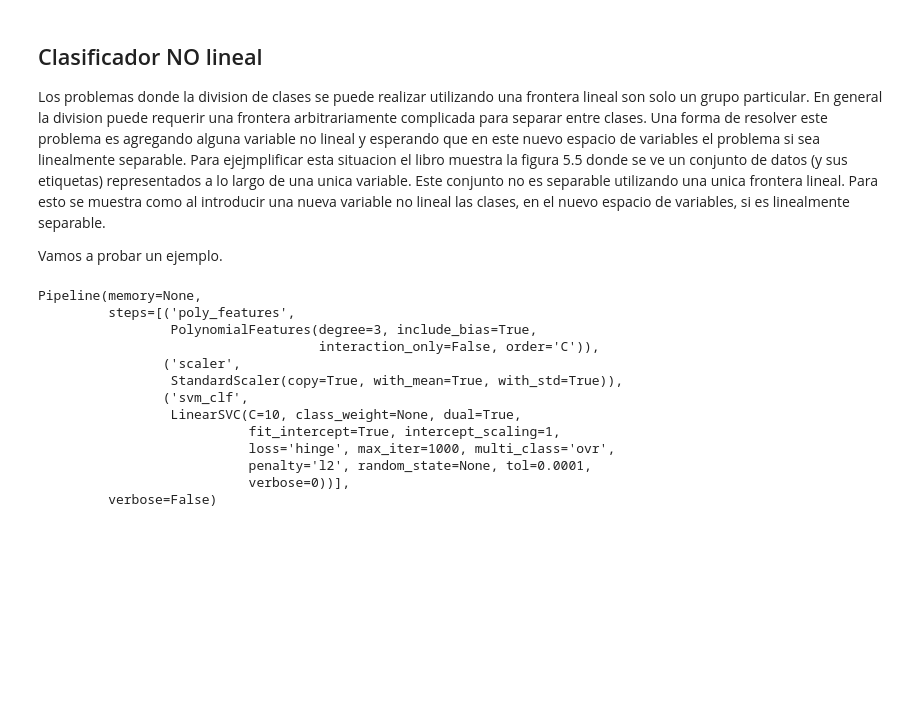
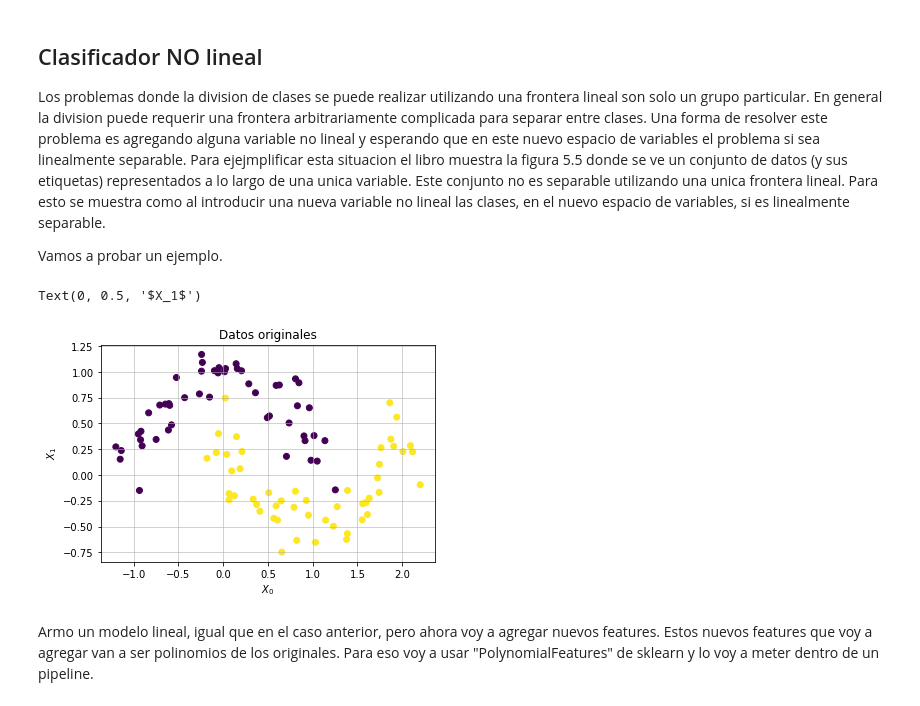
Before and after one commit to nechebarrena/HOML, a Jupyter notebook: HOML_cap_5.ipynb, the cells around one changed output. Saved outputs shown, nothing was run; the diff lists cells and outputs as text; code cells hidden in the pictures; blank space fills up the shorter version.

```diff
--- a/HOML_cap_5.ipynb
+++ b/HOML_cap_5.ipynb
@@ -140,27 +144,21 @@ Los problemas donde la division de clases se puede realizar utilizando una front
 Para ejejmplificar esta situacion el libro muestra la figura 5.5 donde se ve un conjunto de datos (y sus etiquetas) representados a lo largo de una unica variable. Este conjunto no es separable utilizando una unica frontera lineal. Para esto se muestra como al introducir una nueva variable no lineal las clases, en el nuevo espacio de variables, si es linealmente separable.
 
 Vamos a probar un ejemplo.
-# %%
-from sklearn.datasets import make_moons
-from sklearn.preprocessing import PolynomialFeatures
-X, y = make_moons(n_samples=100, noise=0.15)
-polynomial_svm_clf = Pipeline([
-("poly_features", PolynomialFeatures(degree=3)),
-("scaler", StandardScaler()),
-("svm_clf", LinearSVC(C=10, loss="hinge"))
-])
-polynomial_svm_clf.fit(X, y)
-# %% [output]
-Pipeline(memory=None,
-         steps=[('poly_features',
-                 PolynomialFeatures(degree=3, include_bias=True,
-                                    interaction_only=False, order='C')),
-                ('scaler',
-                 StandardScaler(copy=True, with_mean=True, with_std=True)),
-                ('svm_clf',
-                 LinearSVC(C=10, class_weight=None, dual=True,
-                           fit_intercept=True, intercept_scaling=1,
-                           loss='hinge', max_iter=1000, multi_class='ovr',
-                           penalty='l2', random_state=None, tol=0.0001,
-                           verbose=0))],
-         verbose=False)
+# %%
+from sklearn.datasets import make_moons
+from sklearn.preprocessing import PolynomialFeatures
+X_n, y_n = make_moons(n_samples=100, noise=0.15)
+X = pd.DataFrame(X_n)
+y = pd.DataFrame(y_n)
+
+plt.figure()
+plt.scatter(X[0],X[1],c=y[0])
+plt.grid(axis="both", alpha=0.7)
+plt.title("Datos originales")
+plt.xlabel(r"$X_0$")
+plt.ylabel(r"$X_1$")
+# %% [output]
+Text(0, 0.5, '$X_1$')
+[figure, added]
+# %% [markdown]
+Armo un modelo lineal, igual que en el caso anterior, pero ahora voy a agregar nuevos features. Estos nuevos features que voy a agregar van a ser polinomios de los originales. Para eso voy a usar "PolynomialFeatures" de sklearn y lo voy a meter dentro de un pipeline.
```
Also changed, not shown: parts of 5 cells of this notebook.
